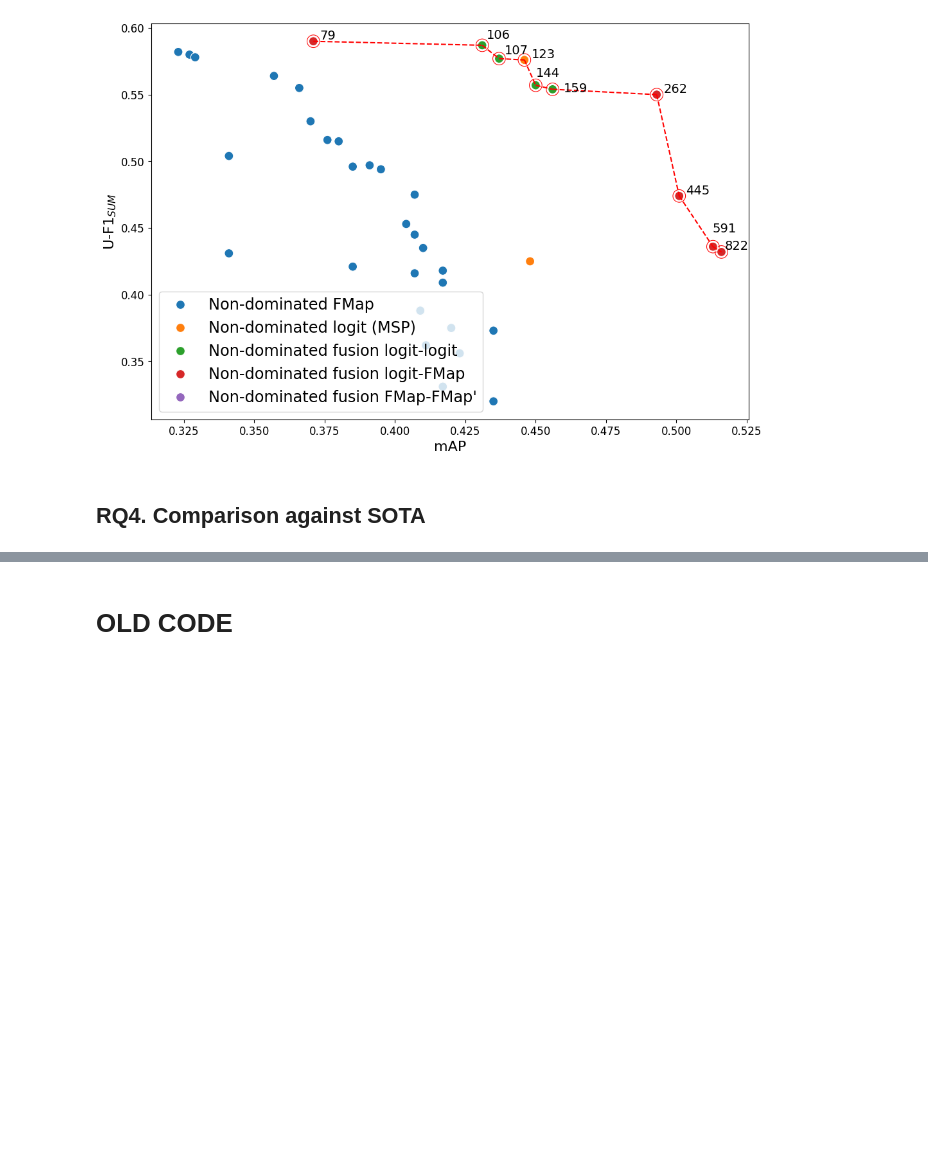
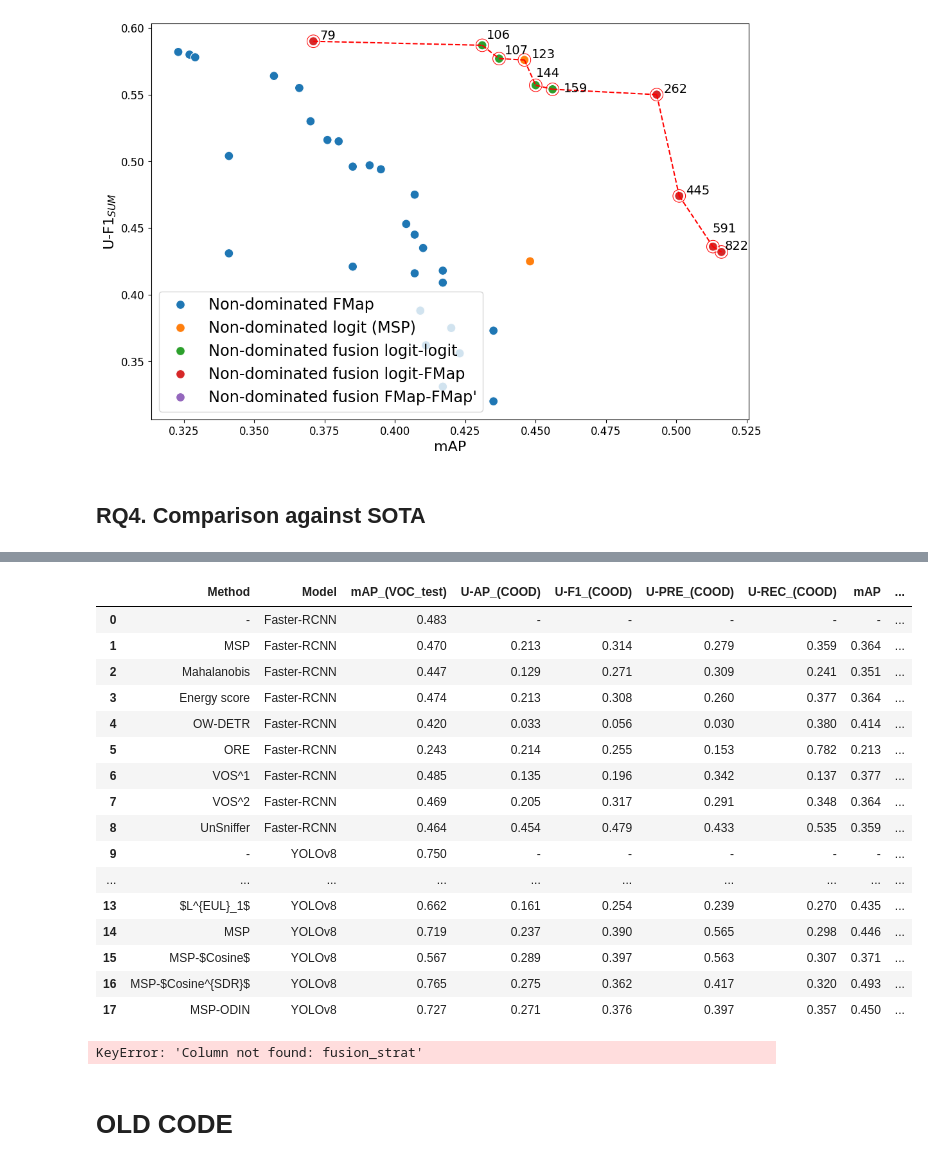
Before and after one commit to aitor-martinez-seras/OoD_in_Object_Detection, a Jupyter notebook: process_results.ipynb, the cells around one changed output, grey strips where cells are left out. Saved outputs shown, nothing was run; the diff lists cells and outputs as text; code cells hidden in the pictures; blank space fills up the shorter version.

```diff
--- a/process_results.ipynb
+++ b/process_results.ipynb
@@ -2263,0 +2322,33 @@ df_selected_fmap_methods
+# %%
+# Make a table with the non-dominated points.
+# First create the Method column, and put the "FMap" string in it for all the rows
+df_table = df_final_SOTA.copy()
+
+# Keep only the columns we want
+COLUMNS_TO_KEEP = [
+        'Method', 'Model', 'mAP_(VOC_test)', 'U-AP_(COOD)', 'U-F1_(COOD)',
+       'U-PRE_(COOD)', 'U-REC_(COOD)', 'mAP', 'U-AP_(CMIX)',
+       'U-F1_(CMIX)', 'U-PRE_(CMIX)', 'U-REC_(CMIX)', 'A-OSE', 'WI-08',
+    #    'Cluster Method', 'Confidence Threshold', 'mAP', 'U-F1_(SUM)', 'Type',
+    #    'Fusion Strategy'
+       ]
+df_table = df_table[COLUMNS_TO_KEEP]
+df_table
+# %% [output]
+|  | Method | Model | mAP_(VOC_test) | U-AP_(COOD) | U-F1_(COOD) | U-PRE_(COOD) | U-REC_(COOD) | mAP | ... |
+| 0 | - | Faster-RCNN | 0.483 | - | - | - | - | - | ... |
+| 1 | MSP | Faster-RCNN | 0.470 | 0.213 | 0.314 | 0.279 | 0.359 | 0.364 | ... |
+| 2 | Mahalanobis | Faster-RCNN | 0.447 | 0.129 | 0.271 | 0.309 | 0.241 | 0.351 | ... |
+| 3 | Energy score | Faster-RCNN | 0.474 | 0.213 | 0.308 | 0.260 | 0.377 | 0.364 | ... |
+| 4 | OW-DETR | Faster-RCNN | 0.420 | 0.033 | 0.056 | 0.030 | 0.380 | 0.414 | ... |
+| 5 | ORE | Faster-RCNN | 0.243 | 0.214 | 0.255 | 0.153 | 0.782 | 0.213 | ... |
+| 6 | VOS^1 | Faster-RCNN | 0.485 | 0.135 | 0.196 | 0.342 | 0.137 | 0.377 | ... |
+| 7 | VOS^2 | Faster-RCNN | 0.469 | 0.205 | 0.317 | 0.291 | 0.348 | 0.364 | ... |
+| 8 | UnSniffer | Faster-RCNN | 0.464 | 0.454 | 0.479 | 0.433 | 0.535 | 0.359 | ... |
+| 9 | - | YOLOv8 | 0.750 | - | - | - | - | - | ... |
+| ... | ... | ... | ... | ... | ... | ... | ... | ... | ... |
+| 13 | $L^{EUL}_1$ | YOLOv8 | 0.662 | 0.161 | 0.254 | 0.239 | 0.270 | 0.435 | ... |
+| 14 | MSP | YOLOv8 | 0.719 | 0.237 | 0.390 | 0.565 | 0.298 | 0.446 | ... |
+| 15 | MSP-$Cosine$ | YOLOv8 | 0.567 | 0.289 | 0.397 | 0.563 | 0.307 | 0.371 | ... |
+| 16 | MSP-$Cosine^{SDR}$ | YOLOv8 | 0.765 | 0.275 | 0.362 | 0.417 | 0.320 | 0.493 | ... |
+| 17 | MSP-ODIN | YOLOv8 | 0.727 | 0.271 | 0.376 | 0.397 | 0.357 | 0.450 | ... |
@@ -2264,3 +2380,30 @@ df_selected_fmap_methods
+# %%
+def format_latex_str(latex_str: str, mark_greater_values: Dict[str, float], mark_lower_values: Dict[str, float]) -> str:
+    # Split the string into lines
+    lines = latex_str.splitlines()
+    # Add the midrules
+    lines.insert(10, '\\midrule')
+    lines.insert(17, '\\midrule')
+    lines.insert(24, '\\midrule')
+    # Join the lines back into a single string
+    final_latex_str = '\n'.join(lines)
+    # Mark in bold and underline the greatest value of each column
+    for col, value in mark_greater_values.items():
+        # For each value, search for it in the string and change it to bold
+        final_latex_str = final_latex_str.replace(str(value), '\\underline{\\textbf{' + str(value) + '}}')
+    for col, value in mark_lower_values.items():
+        # For each value, search for it in the string and change it to bold
+        final_latex_str = final_latex_str.replace(str(value), '\\textbf{' + str(value) + '}')
+    return final_latex_str
+
+max_values, min_values = obtain_best_values_of_columns(df_table, columns_to_search_max=FINAL_COLUMNS[2:-2], columns_to_search_min=FINAL_COLUMNS[-2:])
+final_latex_str = format_latex_str(latex_str, max_values, min_values)
+# Save the final string to the file
+sota_final_tex_path = RQ4_FIGURES_FOLDER / 'sota_final.tex'
+with open(sota_final_tex_path, 'w') as f:
+    f.write(final_latex_str)
+# %% [output]
+KeyError: 'Column not found: fusion_strat'
 # %% [markdown]
 # OLD CODE
 # %% [markdown]
```
Also changed, not shown: parts of 9 cells of this notebook, 1 other file.
